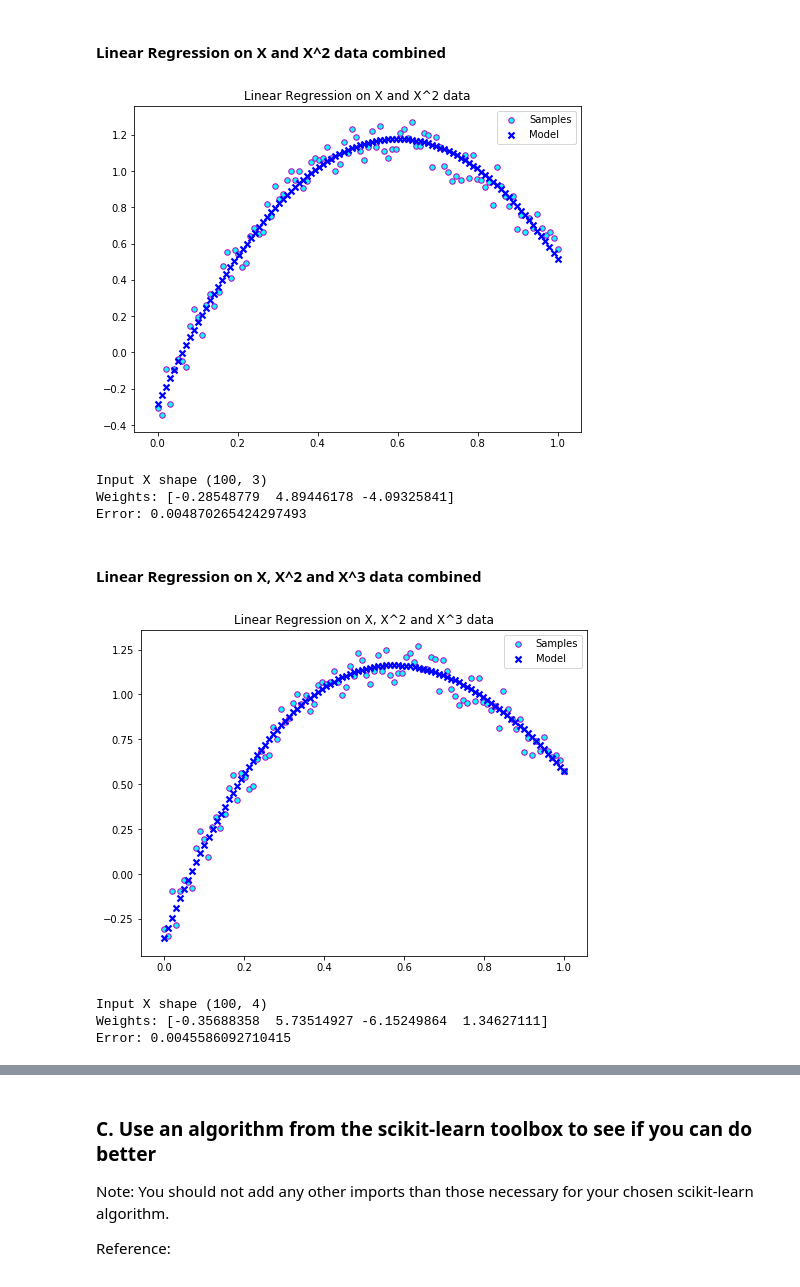
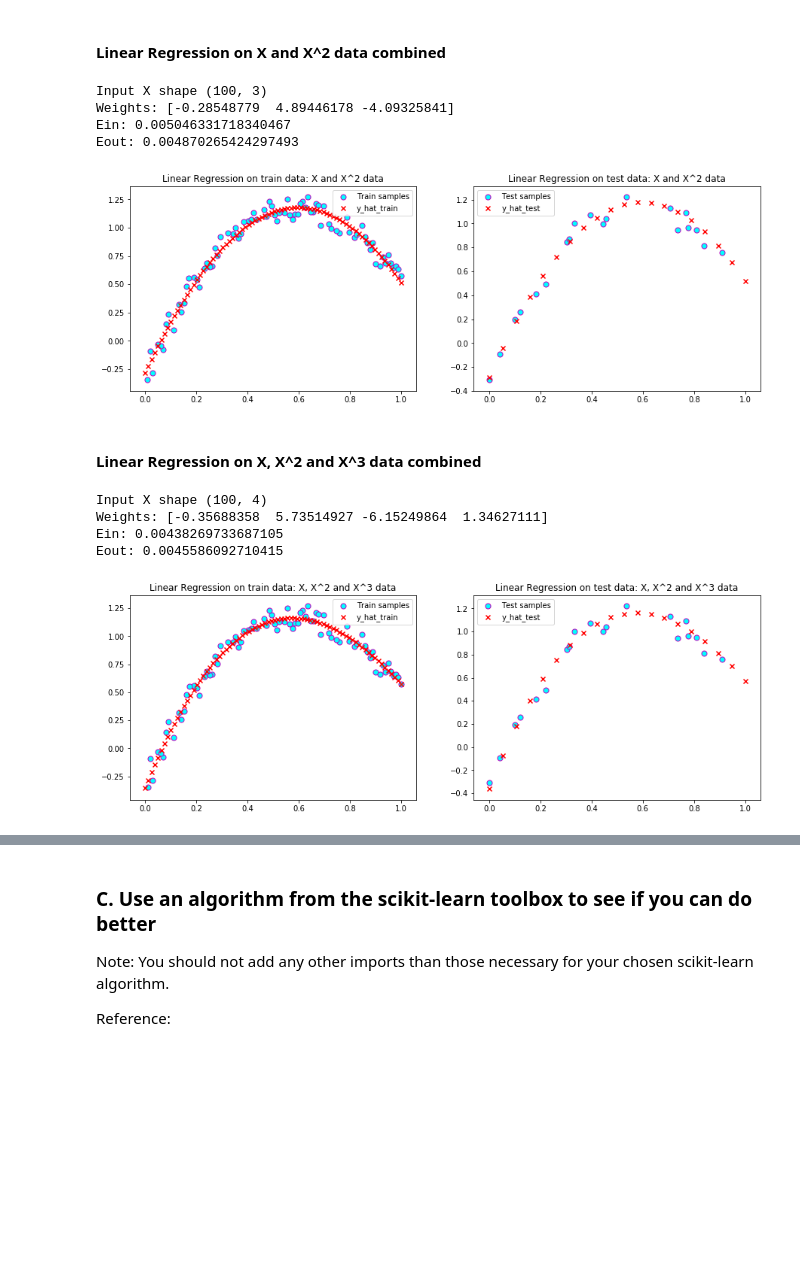
Before and after one commit to vipulpopat/MSCAI_Sem1_Etivity3, a Jupyter notebook: Etivity3_18195067_LinearRegression.ipynb, the cells around one changed output, grey strips where cells are left out. Cells and saved outputs as stored; diff of their text form; code cells hidden in the pictures; blank space fills up the shorter version.

```diff
--- a/Etivity3_18195067_LinearRegression.ipynb
+++ b/Etivity3_18195067_LinearRegression.ipynb
@@ -187,44 +175,32 @@ Error: 0.13945917157624488
 # %% [markdown]
 #### Linear Regression on X and X^2 data combined
 # %%
-# Square the input data
-X_sqr = np.square(X)
+# Create the input with X and X^2 features
+X_input = np.c_[X, X_sqr]
 
-# Create the input with constant bias, X and X^2 features
-X_input = np.c_[bias, X, X_sqr]
-
-weights, error = linear_regression(X_input, y, title='Linear Regression on X and X^2 data')
-
-print("Input X shape", X_input.shape)
-print("Weights:", weights)
-print("Error:", error)
+linear_regression(X_input, y, title='X and X^2 data')
 # %% [output]
+Input X shape (100, 3)
+Weights: [-0.28548779  4.89446178 -4.09325841]
+Ein: 0.005046331718340467
+Eout: 0.004870265424297493
-[figure, old version]
+[figure, new version]
-Input X shape (100, 3)
-Weights: [-0.28548779  4.89446178 -4.09325841]
-Error: 0.004870265424297493
 # %% [markdown]
 #### Linear Regression on X, X^2 and X^3 data combined
 # %%
-# Square the input data
-X_sqr = np.square(X)
-
 # Cube the input data
 X_cube = np.power(X, 3)
 
-# Create the input with constant bias, X, X^2 and X^3 features
-X_input = np.c_[bias, X, X_sqr, X_cube]
+# Create the input with constant X, X^2 and X^3 features
+X_input = np.c_[X, X_sqr, X_cube]
 
-weights, error = linear_regression(X_input, y, title='Linear Regression on X, X^2 and X^3 data')
-
-print("Input X shape", X_input.shape)
-print("Weights:", weights)
-print("Error:", error)
+linear_regression(X_input, y, title='X, X^2 and X^3 data')
 # %% [output]
+Input X shape (100, 4)
+Weights: [-0.35688358  5.73514927 -6.15249864  1.34627111]
+Ein: 0.00438269733687105
+Eout: 0.0045586092710415
-[figure, old version]
+[figure, new version]
-Input X shape (100, 4)
-Weights: [-0.35688358  5.73514927 -6.15249864  1.34627111]
-Error: 0.0045586092710415
 # %% [markdown]
 ### Observations:
 
```
Also changed, not shown: parts of 17 cells of this notebook, 1 other file.
